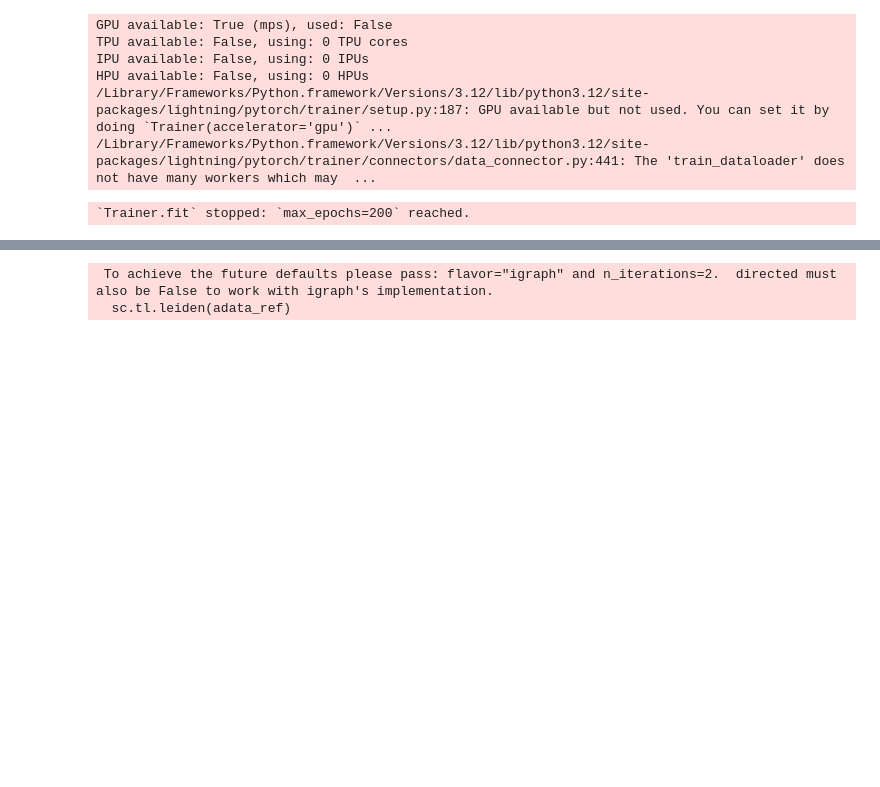
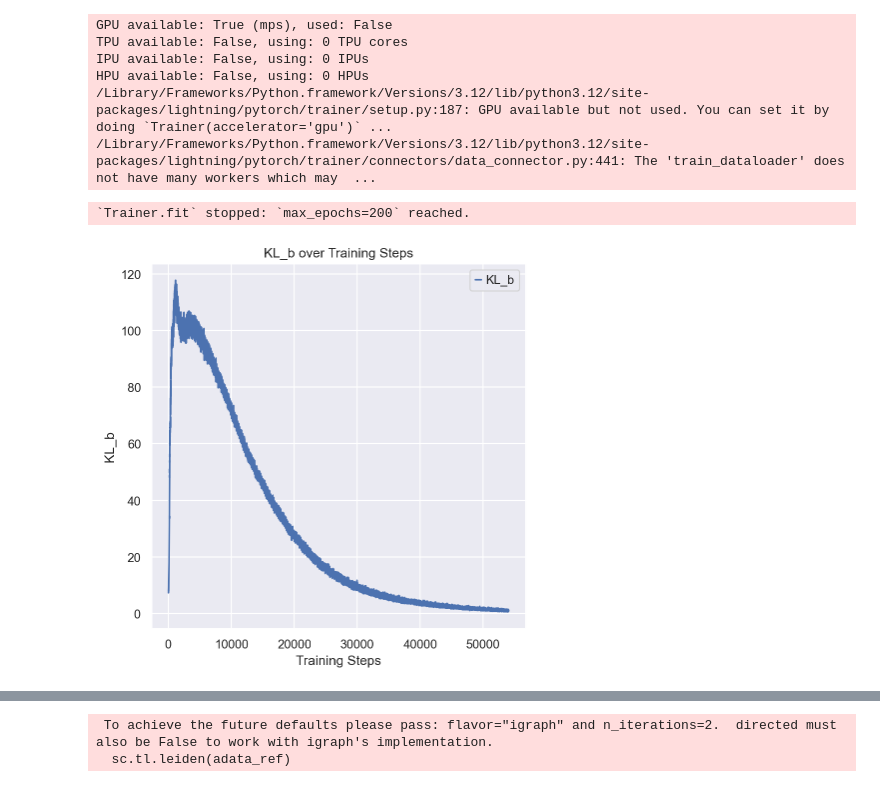
Before and after one commit to benayedi/thesis, a Jupyter notebook: perturbseq.ipynb, the cells around one changed output, grey strips where cells are left out. Cells and saved outputs as stored; diff of their text form; code cells hidden in the pictures; blank space fills up the shorter version.

```diff
--- a/perturbseq.ipynb
+++ b/perturbseq.ipynb
@@ -175,6 +173,18 @@ HPU available: False, using: 0 HPUs
 /Library/Frameworks/Python.framework/Versions/3.12/lib/python3.12/site-packages/lightning/pytorch/trainer/setup.py:187: GPU available but not used. You can set it by doing `Trainer(accelerator='gpu')` ...
 /Library/Frameworks/Python.framework/Versions/3.12/lib/python3.12/site-packages/lightning/pytorch/trainer/connectors/data_connector.py:441: The 'train_dataloader' does not have many workers which may  ...
 `Trainer.fit` stopped: `max_epochs=200` reached.
+# %%
+import matplotlib.pyplot as plt
+
+kl_b_values = scvi_ref.module.kl_b_log
+plt.plot(kl_b_values, label='KL_b')
+plt.xlabel('Training Steps')
+plt.ylabel('KL_b')
+plt.title('KL_b over Training Steps')
+plt.legend()
+plt.show()
+# %% [output]
+[figure, added]
 # %%
 scvi_ref.history["elbo_train"]
 train_loss = scvi_ref.history["elbo_train"]
```
Also changed, not shown: parts of 5 cells of this notebook, 2 other files.
